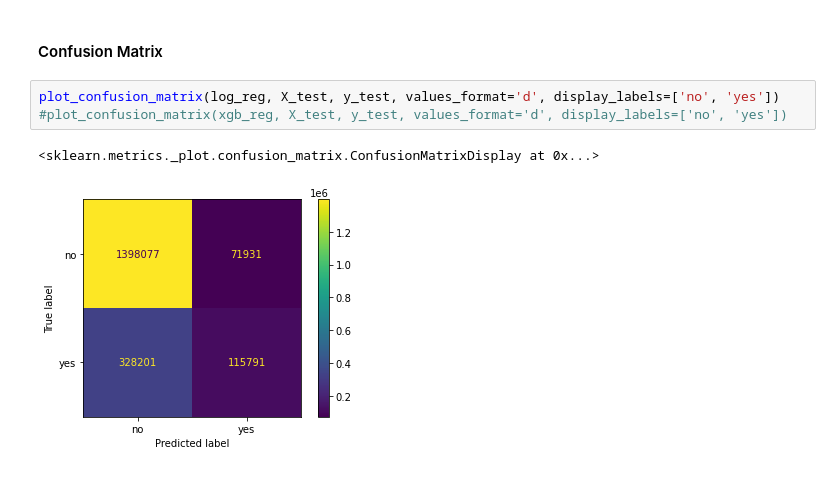
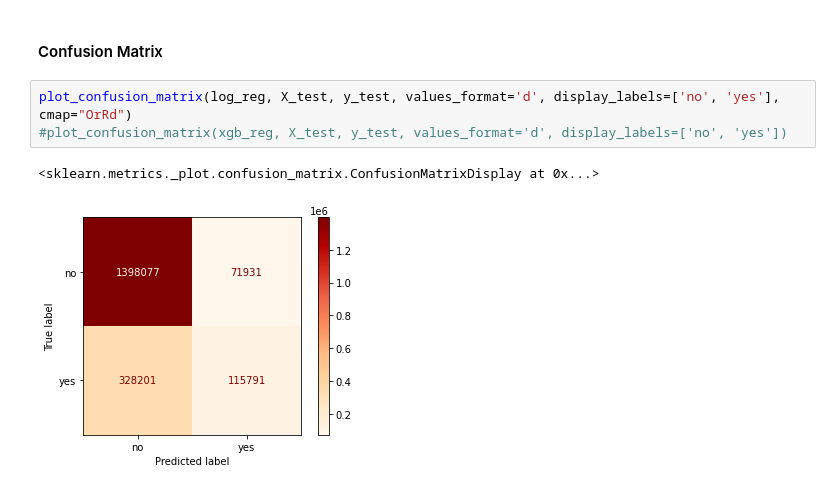
Before and after one commit to jedc4xer/model_assessment, a Jupyter notebook: logistic_confusion_matrix.ipynb, the cells around one changed output. Saved outputs shown, nothing was run; the diff lists cells and outputs as text.

Commit message:
Confusion Matrix Update

```diff
--- a/logistic_confusion_matrix.ipynb
+++ b/logistic_confusion_matrix.ipynb
@@ -168,8 +168,8 @@ predictions = log_reg.predict(X_test)
 # %% [markdown]
 #### Confusion Matrix
 # %%
-plot_confusion_matrix(log_reg, X_test, y_test, values_format='d', display_labels=['no', 'yes'])
+plot_confusion_matrix(log_reg, X_test, y_test, values_format='d', display_labels=['no', 'yes'], cmap="OrRd")
 #plot_confusion_matrix(xgb_reg, X_test, y_test, values_format='d', display_labels=['no', 'yes'])
 # %% [output]
 <sklearn.metrics._plot.confusion_matrix.ConfusionMatrixDisplay at 0x...>
-[figure, old version]
+[figure, new version]
```
Also changed, not shown: parts of 1 cell of this notebook.
